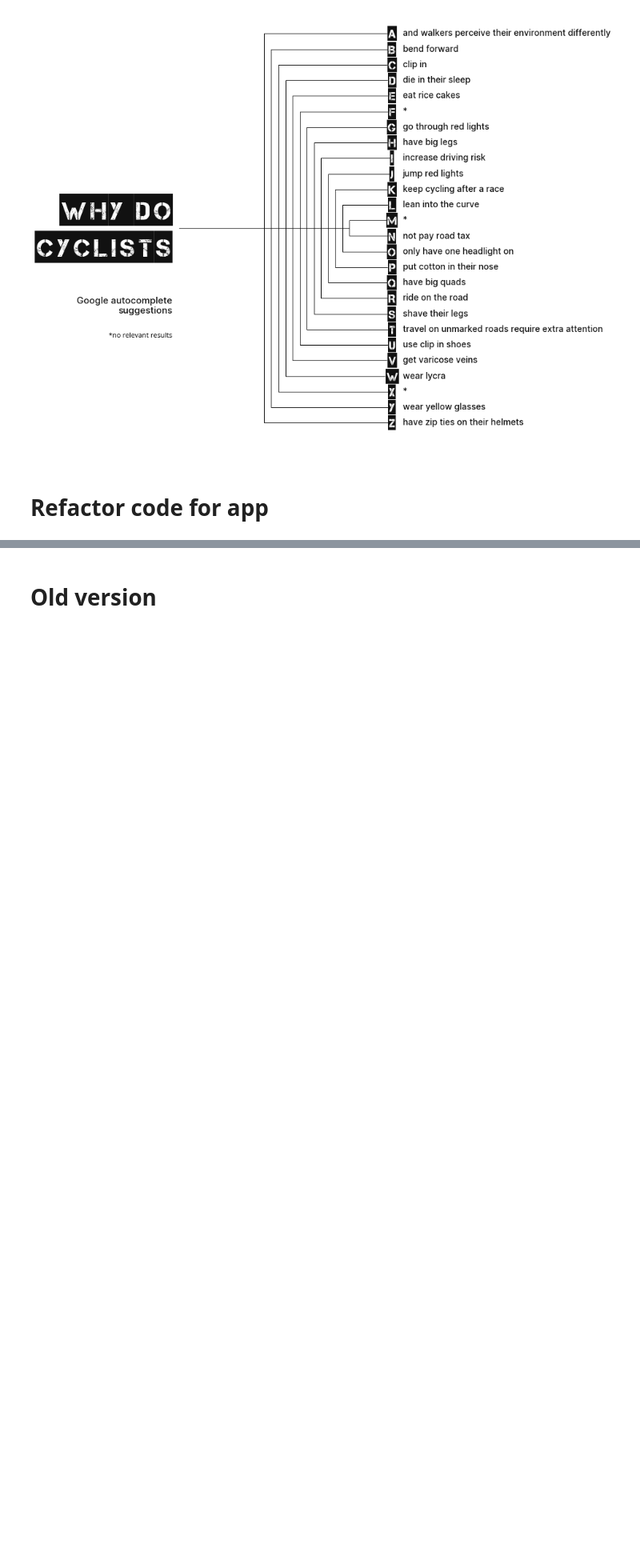
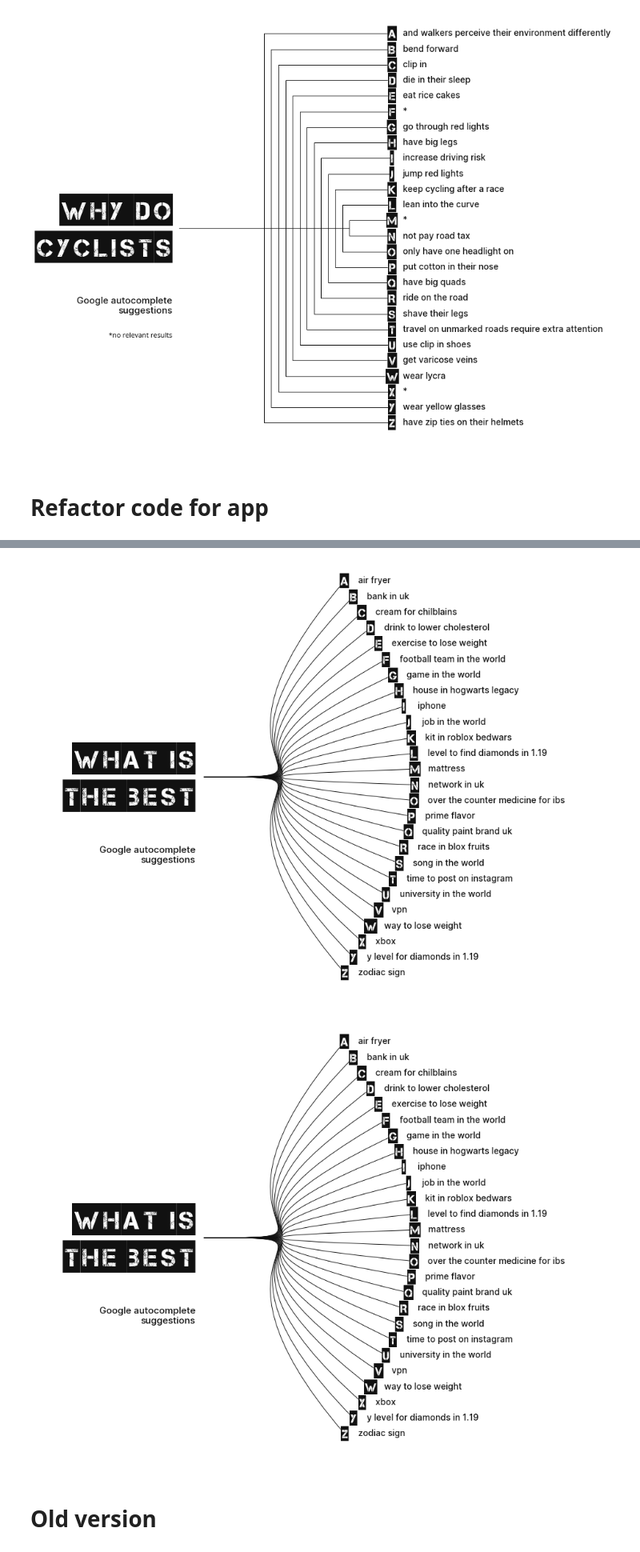
Before and after one commit to Lisa-Ho/small-data-projects, a Jupyter notebook: 2023/2305-google-search-autocomplete/google-search-autocomplete.ipynb, the cells around one changed output, grey strips where cells are left out. Shown at 80% size. Drawn from its saved outputs; the diff is of its cells as text; code cells hidden in the pictures; blank space fills up the shorter version.

Commit message:
refactored plotting code

```diff
--- a/2023/2305-google-search-autocomplete/google-search-autocomplete.ipynb
+++ b/2023/2305-google-search-autocomplete/google-search-autocomplete.ipynb
@@ -327,11 +327,11 @@ def get_suggestions(prompt, seed, country):
         soup = BeautifulSoup(r.content, 'html.parser')
         results = [result['data'] for result in soup.find_all('suggestion')]
         data.append(results[0:3])
-        time.sleep(0.02)
+        time.sleep(0.01)
     return data
 # %%
 #derive first relevant match for viz
-def get_relevant_results(data, prompt, seed):
+def get_relevant_results(data, seed, prompt):
     df = {"letter": [c.upper() for c in seed], "result":[]}
     for kw, result in enumerate(data):
         success = 0
@@ -356,10 +428,10 @@ def get_table_view(data, seed, prompt):
 # %%
 #Inputs
-prompt = "Why do cyclists"
-country = "uk"
+prompt = "What is the best"
+country = "GB"
 seed = [c for c in ascii_lowercase]
 # %%
 # test code
 data = get_suggestions(prompt, seed, country)
-data_for_plot = get_relevant_results(data, seed)
-get_table_view(data, seed, prompt)
+data_for_plot = get_relevant_results(data, seed, prompt)
+table = get_table_view(data, seed, prompt)
@@ -383,0 +438,5 @@ get_table_view(data, seed, prompt)
+# %%
+plot_circular_outward(data_for_plot, prompt)
+# %% [output]
+[figure, added]
+[figure, added]
```
Also changed, not shown: parts of 4 cells of this notebook.
